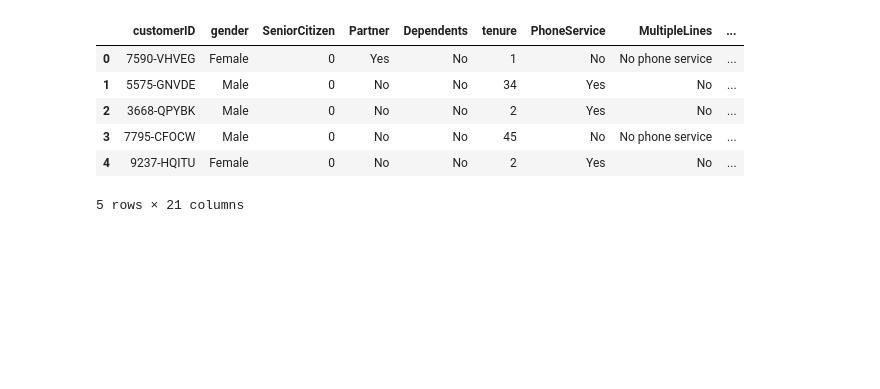
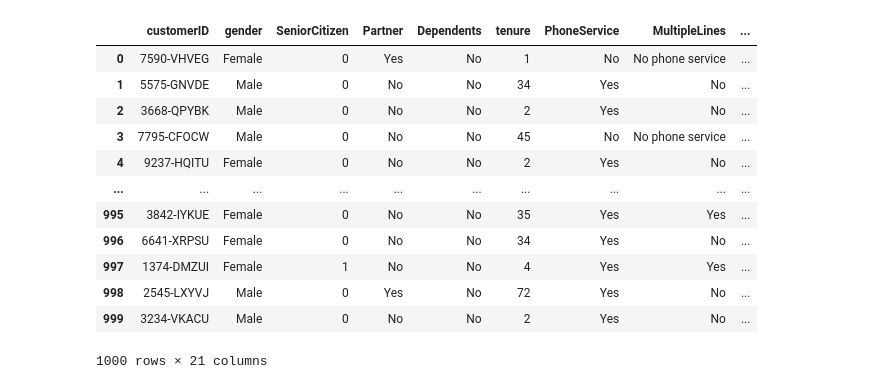
Before and after one commit to pyr0xd/Project_telco_churn, a Jupyter notebook: m-eda.ipynb, the cells around one changed output. Drawn from its saved outputs; the diff is of its cells as text; code cells hidden in the pictures; blank space fills up the shorter version.

```diff
--- a/m-eda.ipynb
+++ b/m-eda.ipynb
@@ -1,29 +1,35 @@
 # %%
 import os
 import pandas as pd
 from dotenv import load_dotenv
 from supabase import create_client
 
 # 1. Load credentials from .env
 load_dotenv()
 
 url = os.getenv("SUPABASE_URL")
 key = os.getenv("SUPABASE_KEY")
 
 # 2. Connect to Supabase
 supabase = create_client(url, key)
 
 # 3. Fetch first 5 rows from telco_churn
-response = supabase.table("telco_churn").select("*").limit(5).execute()
+response = supabase.table("telco_churn").select("*").execute()
 
 # 4. Display as Pandas DataFrame
 df = pd.DataFrame(response.data)
 df
 # %% [output]
 |  | customerID | gender | SeniorCitizen | Partner | Dependents | tenure | PhoneService | MultipleLines | ... |
 | 0 | 7590-VHVEG | Female | 0 | Yes | No | 1 | No | No phone service | ... |
 | 1 | 5575-GNVDE | Male | 0 | No | No | 34 | Yes | No | ... |
 | 2 | 3668-QPYBK | Male | 0 | No | No | 2 | Yes | No | ... |
 | 3 | 7795-CFOCW | Male | 0 | No | No | 45 | No | No phone service | ... |
 | 4 | 9237-HQITU | Female | 0 | No | No | 2 | Yes | No | ... |
+| ... | ... | ... | ... | ... | ... | ... | ... | ... | ... |
+| 995 | 3842-IYKUE | Female | 0 | No | No | 35 | Yes | Yes | ... |
+| 996 | 6641-XRPSU | Female | 0 | No | No | 34 | Yes | No | ... |
+| 997 | 1374-DMZUI | Female | 1 | No | No | 4 | Yes | Yes | ... |
+| 998 | 2545-LXYVJ | Male | 0 | Yes | No | 72 | Yes | No | ... |
+| 999 | 3234-VKACU | Male | 0 | No | No | 2 | Yes | No | ... |
-5 rows × 21 columns
+1000 rows × 21 columns
```
Also changed, not shown: parts of 9 cells of this notebook.
